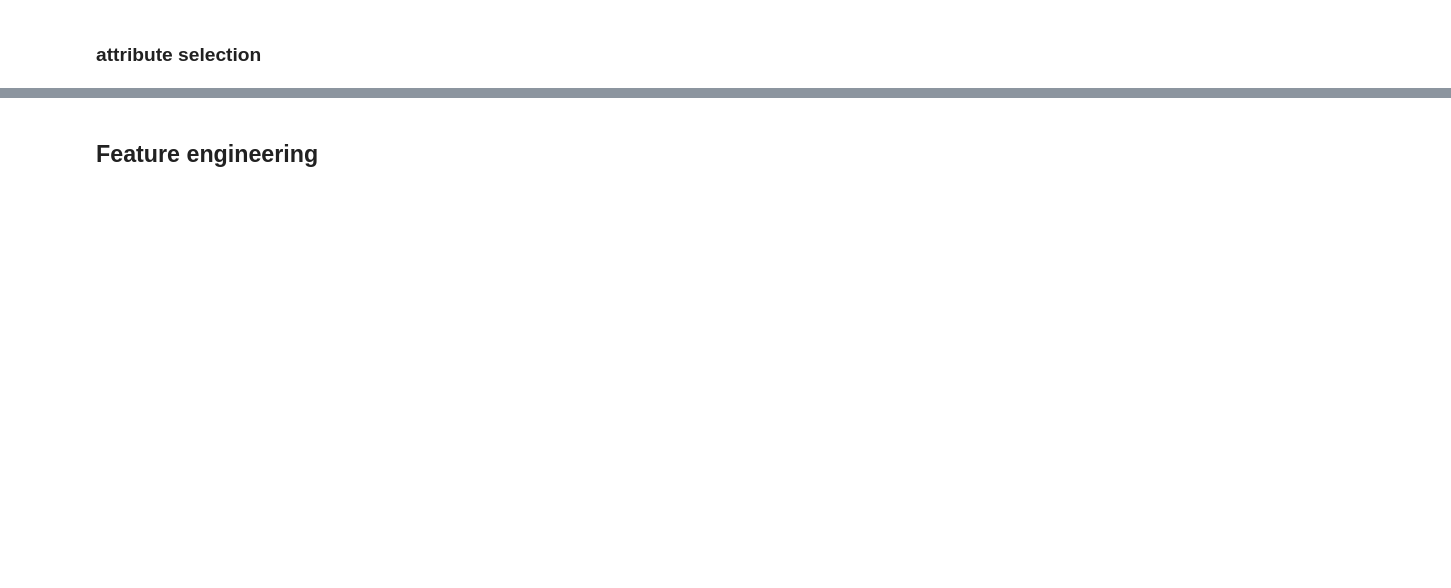
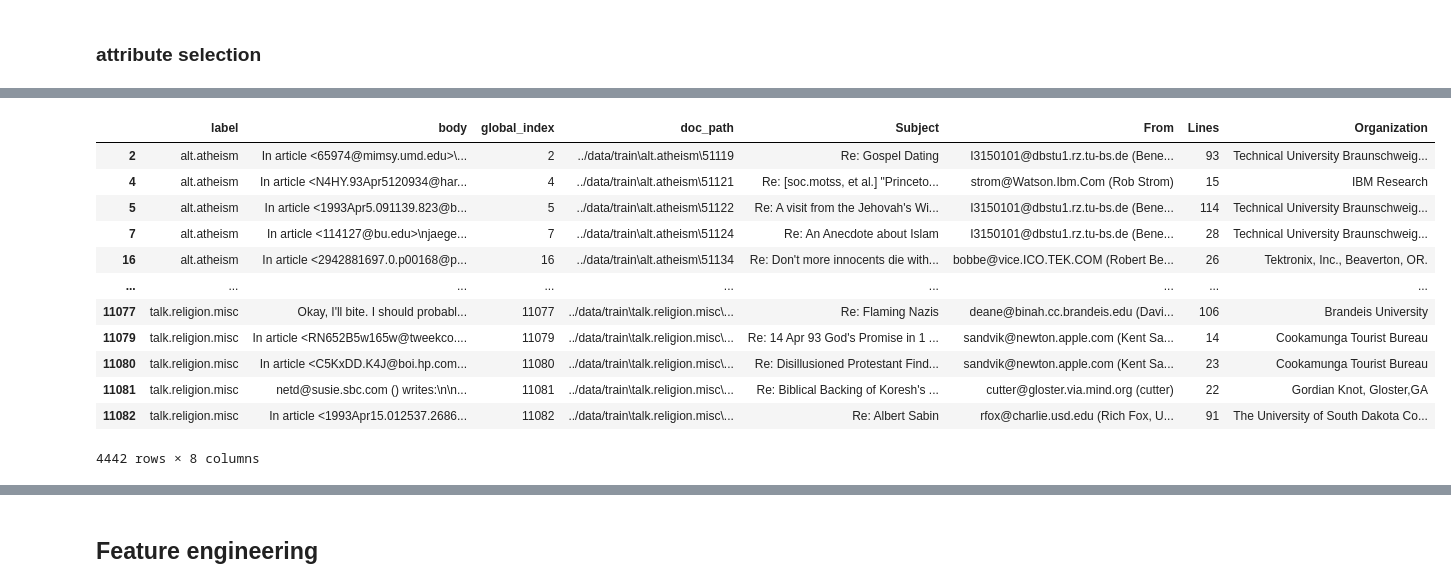
Before and after one commit to InscribeDeeper/Text-Classification, a Jupyter notebook: code/Code_v1.ipynb, the cells around one changed output, grey strips where cells are left out. Cells and saved outputs as stored; diff of their text form; code cells hidden in the pictures; blank space fills up the shorter version.

```diff
--- a/code/Code_v1.ipynb
+++ b/code/Code_v1.ipynb
@@ -154,0 +413,19 @@ train[select_cols].head()
+# %%
+t = train[train['body'].apply(lambda x: 'In article' in x)]
+# t.groupby('label').size()
+# %%
+t
+# %% [output]
+|  | label | body | global_index | doc_path | Subject | From | Lines | Organization |
+| 2 | alt.atheism | In article <65974@mimsy.umd.edu>\... | 2 | ../data/train\alt.atheism\51119 | Re: Gospel Dating | I3150101@dbstu1.rz.tu-bs.de (Bene... | 93 | Technical University Braunschweig... |
+| 4 | alt.atheism | In article <N4HY.93Apr5120934@har... | 4 | ../data/train\alt.atheism\51121 | Re: [soc.motss, et al.] "Princeto... | strom@Watson.Ibm.Com (Rob Strom) | 15 | IBM Research |
+| 5 | alt.atheism | In article <1993Apr5.091139.823@b... | 5 | ../data/train\alt.atheism\51122 | Re: A visit from the Jehovah's Wi... | I3150101@dbstu1.rz.tu-bs.de (Bene... | 114 | Technical University Braunschweig... |
+| 7 | alt.atheism | In article <114127@bu.edu>\njaege... | 7 | ../data/train\alt.atheism\51124 | Re: An Anecdote about Islam | I3150101@dbstu1.rz.tu-bs.de (Bene... | 28 | Technical University Braunschweig... |
+| 16 | alt.atheism | In article <2942881697.0.p00168@p... | 16 | ../data/train\alt.atheism\51134 | Re: Don't more innocents die with... | bobbe@vice.ICO.TEK.COM (Robert Be... | 26 | Tektronix, Inc., Beaverton, OR. |
+| ... | ... | ... | ... | ... | ... | ... | ... | ... |
+| 11077 | talk.religion.misc | Okay, I'll bite. I should probabl... | 11077 | ../data/train\talk.religion.misc\... | Re: Flaming Nazis | deane@binah.cc.brandeis.edu (Davi... | 106 | Brandeis University |
+| 11079 | talk.religion.misc | In article <RN652B5w165w@tweekco.... | 11079 | ../data/train\talk.religion.misc\... | Re: 14 Apr 93 God's Promise in 1 ... | sandvik@newton.apple.com (Kent Sa... | 14 | Cookamunga Tourist Bureau |
+| 11080 | talk.religion.misc | In article <C5KxDD.K4J@boi.hp.com... | 11080 | ../data/train\talk.religion.misc\... | Re: Disillusioned Protestant Find... | sandvik@newton.apple.com (Kent Sa... | 23 | Cookamunga Tourist Bureau |
+| 11081 | talk.religion.misc | netd@susie.sbc.com () writes:\n\n... | 11081 | ../data/train\talk.religion.misc\... | Re: Biblical Backing of Koresh's ... | cutter@gloster.via.mind.org (cutter) | 22 | Gordian Knot, Gloster,GA |
+| 11082 | talk.religion.misc | In article <1993Apr15.012537.2686... | 11082 | ../data/train\talk.religion.misc\... | Re: Albert Sabin | rfox@charlie.usd.edu (Rich Fox, U... | 91 | The University of South Dakota Co... |
+4442 rows × 8 columns
```
Also changed, not shown: parts of 25 cells of this notebook.
